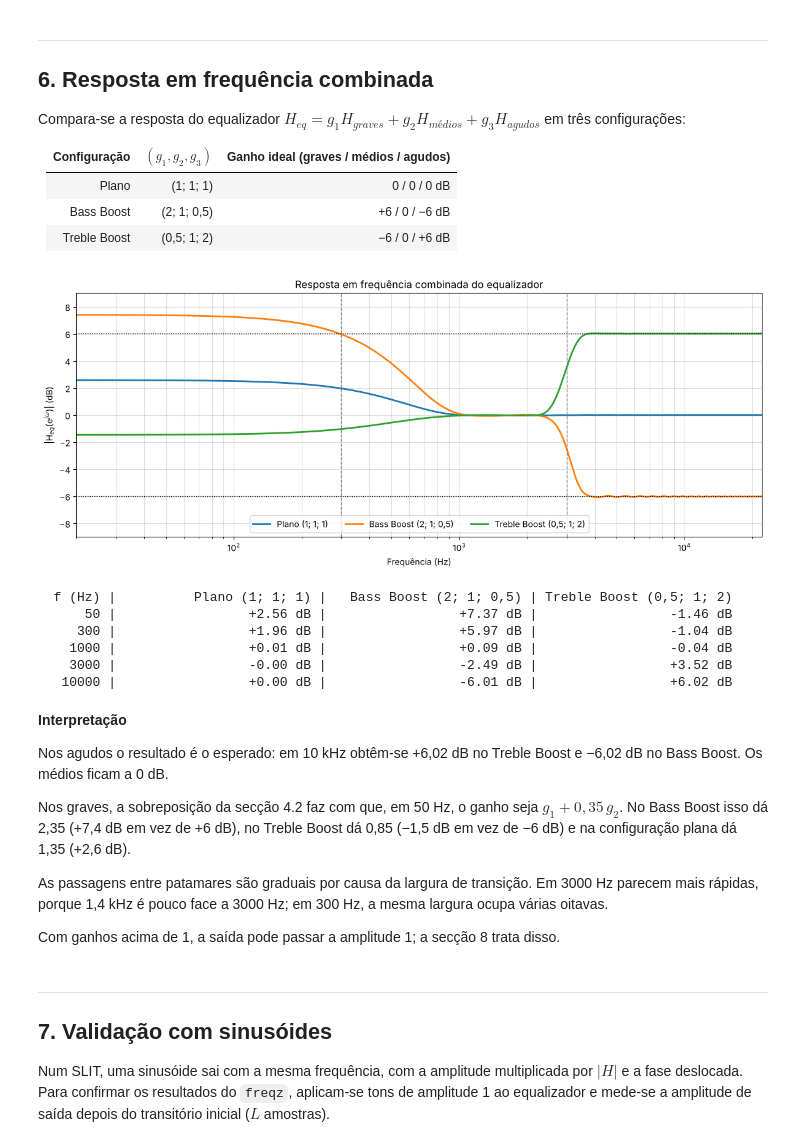
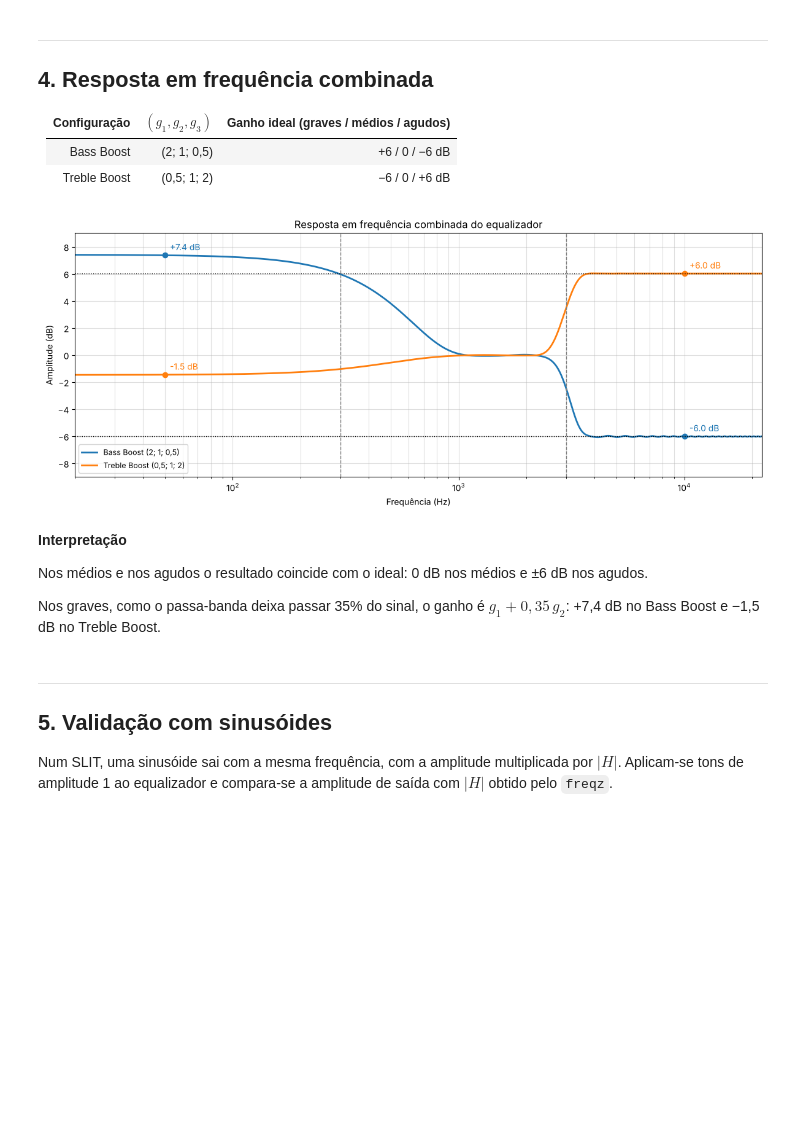
Before and after one commit to TeeVee304/psm-tp1-49774-51811, a Jupyter notebook: parteA/PSM_2627_TP1_ParteA.ipynb, the cells around one changed output. Cells and saved outputs as stored; diff of their text form; code cells hidden in the pictures; blank space fills up the shorter version.

```diff
--- a/parteA/PSM_2627_TP1_ParteA.ipynb
+++ b/parteA/PSM_2627_TP1_ParteA.ipynb
@@ -159,10 +169,0 @@ plt.tight_layout(); plt.show()
-# %%
-# Ganho (dB) de cada filtro em frequências de referência
-f_ref = np.array([50, 100, 300, 600, 1000, 2000, 3000, 5000, 10000])
-print(f'{"f (Hz)":>8s} | {"Graves":>8s} | {"Médios":>8s} | {"Agudos":>8s}')
-print('-' * 44)
-_, Hg = freqz(h_graves, worN=f_ref, fs=Fs)
-_, Hm = freqz(h_medios, worN=f_ref, fs=Fs)
-_, Ha = freqz(h_agudos, worN=f_ref, fs=Fs)
-for i, f0 in enumerate(f_ref):
-    print(f'{f0:8d} | {db(Hg[i]):8.1f} | {db(Hm[i]):8.1f} | {db(Ha[i]):8.1f}')
@@ -314,62 +213,39 @@ Filtro único == filtrar e somar? True
 # %% [markdown]
 ---
-## 6. Resposta em frequência combinada
-
-Compara-se a resposta do equalizador $H_{eq} = g_1 H_{graves} + g_2 H_{médios} + g_3 H_{agudos}$ em três configurações:
+## 4. Resposta em frequência combinada
 
 | Configuração | $(g_1, g_2, g_3)$ | Ganho ideal (graves / médios / agudos) |
 | :--- | :--- | :--- |
-| Plano | (1; 1; 1) | 0 / 0 / 0 dB |
 | Bass Boost | (2; 1; 0,5) | +6 / 0 / −6 dB |
 | Treble Boost | (0,5; 1; 2) | −6 / 0 / +6 dB |
 # %%
-CONFIGS = [(FLAT, 'Plano (1; 1; 1)'),
-           (BASS_BOOST,   'Bass Boost (2; 1; 0,5)'),
+CONFIGS = [(BASS_BOOST,   'Bass Boost (2; 1; 0,5)'),
            (TREBLE_BOOST, 'Treble Boost (0,5; 1; 2)')]
 
 fig, ax = plt.subplots(figsize=(12, 5))
-for ganhos, nome in CONFIGS:
-    f, H = freqz(h_equalizador(*ganhos), worN=NPTS, fs=Fs)
-    ax.semilogx(f[1:], db(H[1:]), lw=2, label=nome)
-for fc in (fc1, fc2):
-    ax.axvline(fc, color='gray', ls='--', lw=1)
-for nivel in (6.02, -6.02):
-    ax.axhline(nivel, color='k', ls=':', lw=1)
-ax.set_xlim(20, Fs / 2); ax.set_ylim(-9, 9)
-ax.set_xlabel('Frequência (Hz)'); ax.set_ylabel('|H$_{eq}$(e$^{jω}$)| (dB)')
-ax.set_title('Resposta em frequência combinada do equalizador')
-ax.grid(True, which='both', alpha=0.4); ax.legend(loc='lower center', ncol=3)
+for k, (gains, name) in enumerate(CONFIGS):
+    f, H = freq_response_db(equalizer_ir(*gains))
+    ax.plot(f, H, lw=2, color=f'C{k}', label=name)
+    for f0 in (50, 10000):                       # valores nas bandas extremas
+        v = H[np.argmin(np.abs(f - f0))]
+        ax.plot(f0, v, 'o', color=f'C{k}')
+        ax.annotate(f'{v:+.1f} dB', (f0, v), textcoords='offset points', xytext=(6, 6), color=f'C{k}')
+for level in (6.02, -6.02):
+    ax.axhline(level, color='k', ls=':', lw=1)
+format_freq_axis(ax, 'Resposta em frequência combinada do equalizador', ylim=(-9, 9))
 plt.tight_layout(); plt.show()
-
-print(f'{"f (Hz)":>8s} | ' + ' | '.join(f'{nome:>24s}' for _, nome in CONFIGS))
-for f0 in (50, 300, 1000, 3000, 10000):
-    linha = []
-    for ganhos, _ in CONFIGS:
-        _, H0 = freqz(h_equalizador(*ganhos), worN=[f0], fs=Fs)
-        linha.append(f'{db(H0[0]):+21.2f} dB')
-    print(f'{f0:8d} | ' + ' | '.join(linha))
 # %% [output]
-[figure, old version]
+[figure, new version]
-  f (Hz) |          Plano (1; 1; 1) |   Bass Boost (2; 1; 0,5) | Treble Boost (0,5; 1; 2)
-      50 |                 +2.56 dB |                 +7.37 dB |                 -1.46 dB
-     300 |                 +1.96 dB |                 +5.97 dB |                 -1.04 dB
-    1000 |                 +0.01 dB |                 +0.09 dB |                 -0.04 dB
-    3000 |                 -0.00 dB |                 -2.49 dB |                 +3.52 dB
-   10000 |                 +0.00 dB |                 -6.01 dB |                 +6.02 dB
 # %% [markdown]
 **Interpretação**
 
-Nos agudos o resultado é o esperado: em 10 kHz obtêm-se +6,02 dB no Treble Boost e −6,02 dB no Bass Boost. Os médios ficam a 0 dB.
+Nos médios e nos agudos o resultado coincide com o ideal: 0 dB nos médios e ±6 dB nos agudos.
 
-Nos graves, a sobreposição da secção 4.2 faz com que, em 50 Hz, o ganho seja $g_1 + 0{,}35\,g_2$. No Bass Boost isso dá 2,35 (+7,4 dB em vez de +6 dB), no Treble Boost dá 0,85 (−1,5 dB em vez de −6 dB) e na configuração plana dá 1,35 (+2,6 dB).
-
-As passagens entre patamares são graduais por causa da largura de transição. Em 3000 Hz parecem mais rápidas, porque 1,4 kHz é pouco face a 3000 Hz; em 300 Hz, a mesma largura ocupa várias oitavas.
-
-Com ganhos acima de 1, a saída pode passar a amplitude 1; a secção 8 trata disso.
+Nos graves, como o passa-banda deixa passar 35% do sinal, o ganho é $g_1 + 0{,}35\,g_2$: +7,4 dB no Bass Boost e −1,5 dB no Treble Boost.
 # %% [markdown]
 ---
-## 7. Validação com sinusóides
+## 5. Validação com sinusóides
 
-Num SLIT, uma sinusóide sai com a mesma frequência, com a amplitude multiplicada por $|H|$ e a fase deslocada. Para confirmar os resultados do `freqz`, aplicam-se tons de amplitude 1 ao equalizador e mede-se a amplitude de saída depois do transitório inicial ($L$ amostras).
+Num SLIT, uma sinusóide sai com a mesma frequência, com a amplitude multiplicada por $|H|$. Aplicam-se tons de amplitude 1 ao equalizador e compara-se a amplitude de saída com $|H|$ obtido pelo `freqz`.
 # %%
 t = np.arange(Fs) / Fs          # 1 segundo
```
Also changed, not shown: parts of 36 cells of this notebook.
